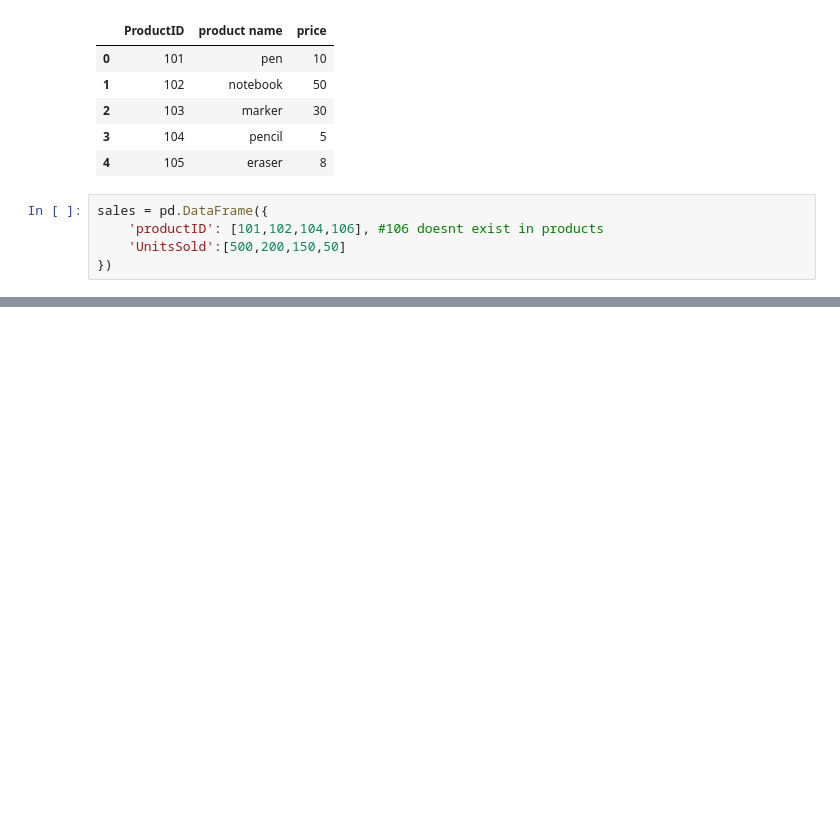
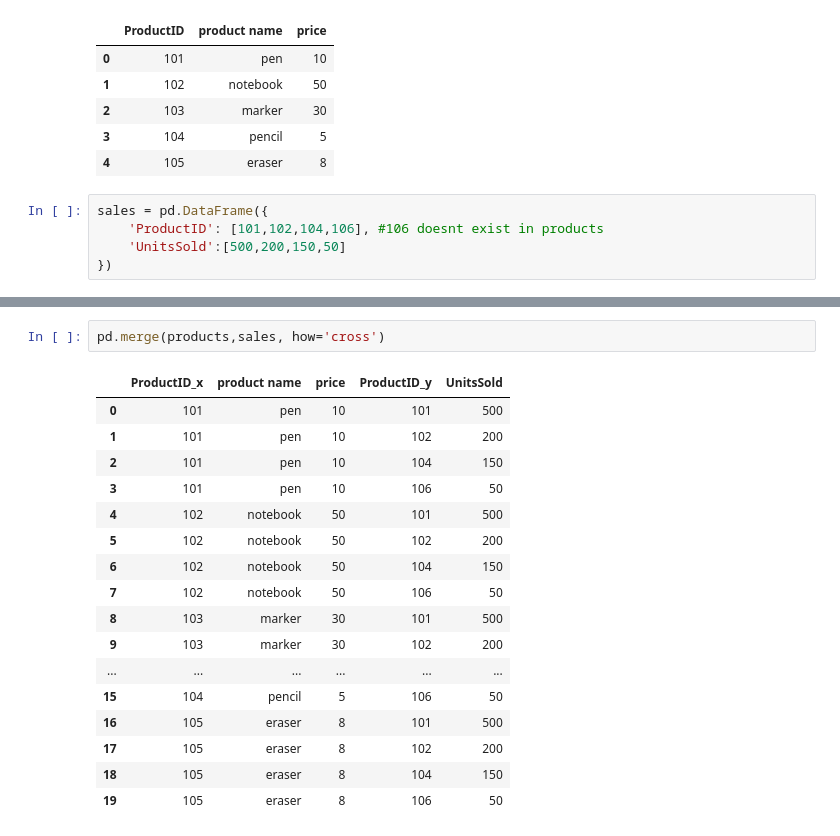
Before and after one commit to nachiket-mr360/DataScienceJourney, a Jupyter notebook: pandas/merging_join.ipynb, the cells around one changed output, grey strips where cells are left out. Drawn from its saved outputs; the diff is of its cells as text; blank space fills up the shorter version.

```diff
--- a/pandas/merging_join.ipynb
+++ b/pandas/merging_join.ipynb
@@ -88,7 +88,7 @@ products
 | 4 | 105 | eraser | 8 |
 # %%
 sales = pd.DataFrame({
-    'productID': [101,102,104,106], #106 doesnt exist in products
+    'ProductID': [101,102,104,106], #106 doesnt exist in products
     'UnitsSold':[500,200,150,50]
 })
 # %%
@@ -97,0 +132,20 @@ MergeError: No common columns to perform merge on. Merge options: left_on=None,
+# %%
+pd.merge(products,sales, how='cross')
+# %% [output]
+|  | ProductID_x | product name | price | ProductID_y | UnitsSold |
+| 0 | 101 | pen | 10 | 101 | 500 |
+| 1 | 101 | pen | 10 | 102 | 200 |
+| 2 | 101 | pen | 10 | 104 | 150 |
+| 3 | 101 | pen | 10 | 106 | 50 |
+| 4 | 102 | notebook | 50 | 101 | 500 |
+| 5 | 102 | notebook | 50 | 102 | 200 |
+| 6 | 102 | notebook | 50 | 104 | 150 |
+| 7 | 102 | notebook | 50 | 106 | 50 |
+| 8 | 103 | marker | 30 | 101 | 500 |
+| 9 | 103 | marker | 30 | 102 | 200 |
+| ... | ... | ... | ... | ... | ... |
+| 15 | 104 | pencil | 5 | 106 | 50 |
+| 16 | 105 | eraser | 8 | 101 | 500 |
+| 17 | 105 | eraser | 8 | 102 | 200 |
+| 18 | 105 | eraser | 8 | 104 | 150 |
+| 19 | 105 | eraser | 8 | 106 | 50 |
```
Also changed, not shown: parts of 11 cells of this notebook, 2 other files.
